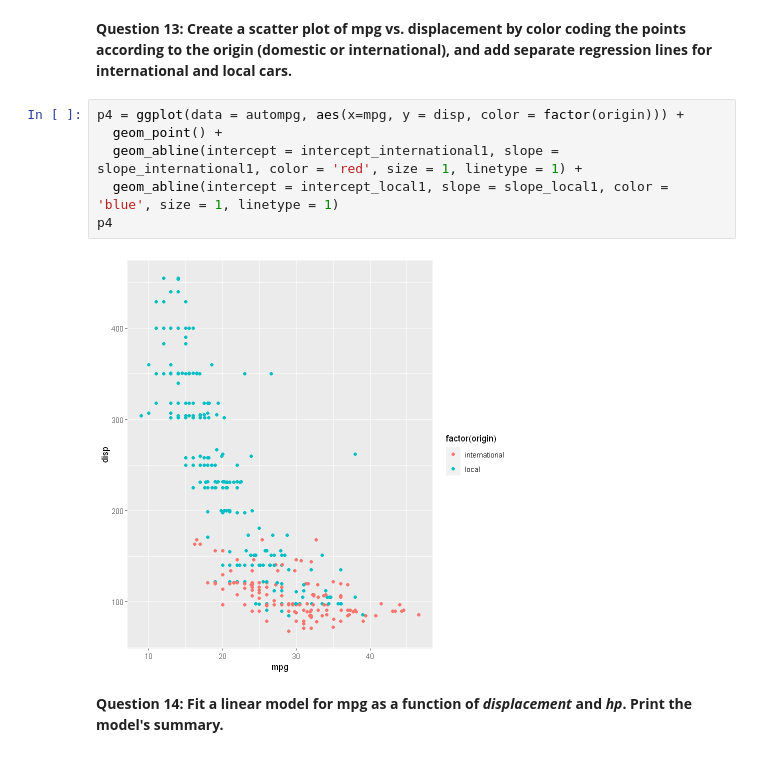
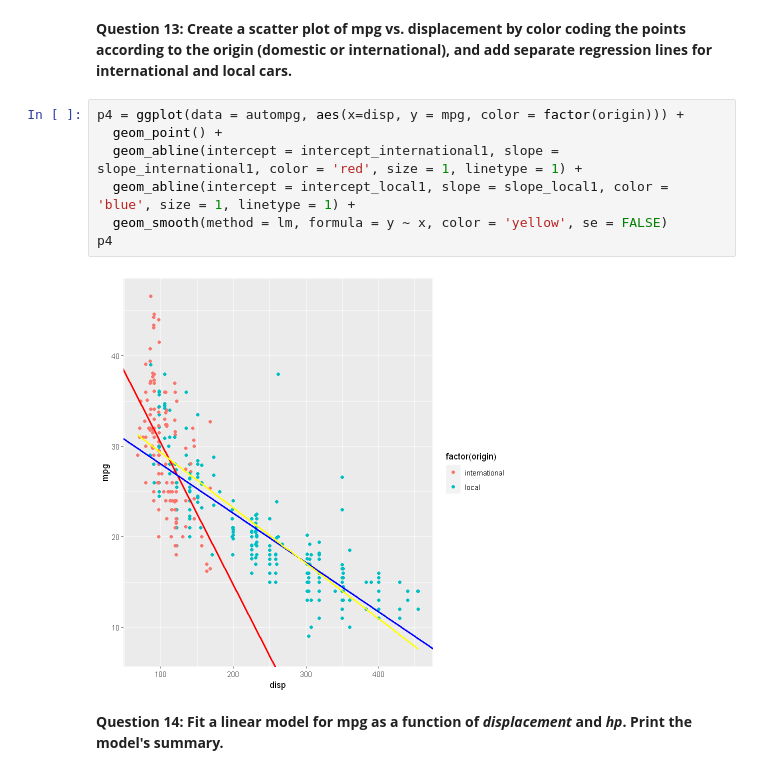
Before and after one commit to prathikshetty9b/Applied-Probability-and-Statistics, a Jupyter notebook: Codes/Lab-Exam/AAPS_LabFinal_PrathikBShetty.ipynb, the cells around one changed output. Saved outputs shown, nothing was run; the diff lists cells and outputs as text.

```diff
--- a/Codes/Lab-Exam/AAPS_LabFinal_PrathikBShetty.ipynb
+++ b/Codes/Lab-Exam/AAPS_LabFinal_PrathikBShetty.ipynb
@@ -241,13 +235,14 @@ ylocal1 = intercept_local1 + slope_local1 * autompg$disp
 # %% [markdown]
 **Question 13: Create a scatter plot of mpg vs. displacement by color coding the points according to the origin (domestic or international), and add separate regression lines for international and local cars.**
 # %%
-p4 = ggplot(data = autompg, aes(x=mpg, y = disp, color = factor(origin))) +
+p4 = ggplot(data = autompg, aes(x=disp, y = mpg, color = factor(origin))) +
   geom_point() +
   geom_abline(intercept = intercept_international1, slope = slope_international1, color = 'red', size = 1, linetype = 1) +
-  geom_abline(intercept = intercept_local1, slope = slope_local1, color = 'blue', size = 1, linetype = 1)
+  geom_abline(intercept = intercept_local1, slope = slope_local1, color = 'blue', size = 1, linetype = 1) +
+  geom_smooth(method = lm, formula = y ~ x, color = 'yellow', se = FALSE)
 p4
 # %% [output]
-[figure, old version]
+[figure, new version]
 # %% [markdown]
 **Question 14: Fit a linear model for mpg as a function of *displacement* and *hp*. Print the model's summary.**
 # %%
```
Also changed, not shown: parts of 7 cells of this notebook.
